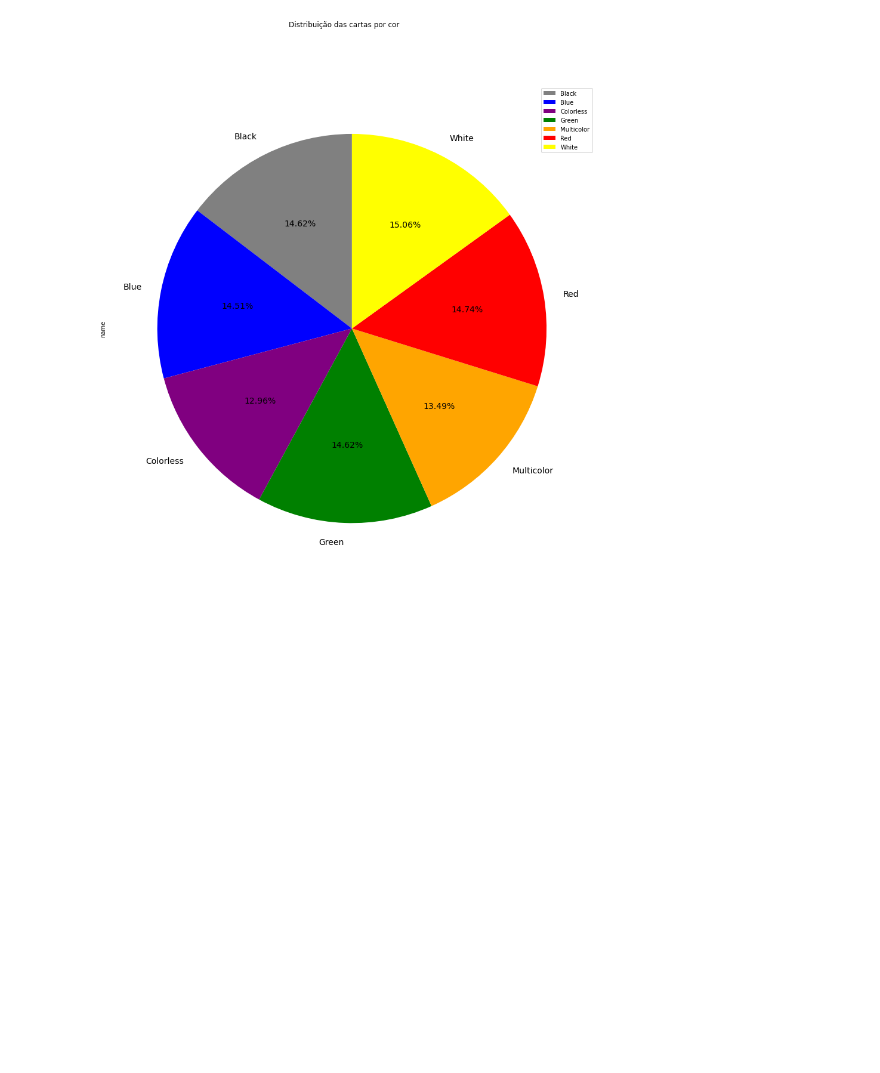
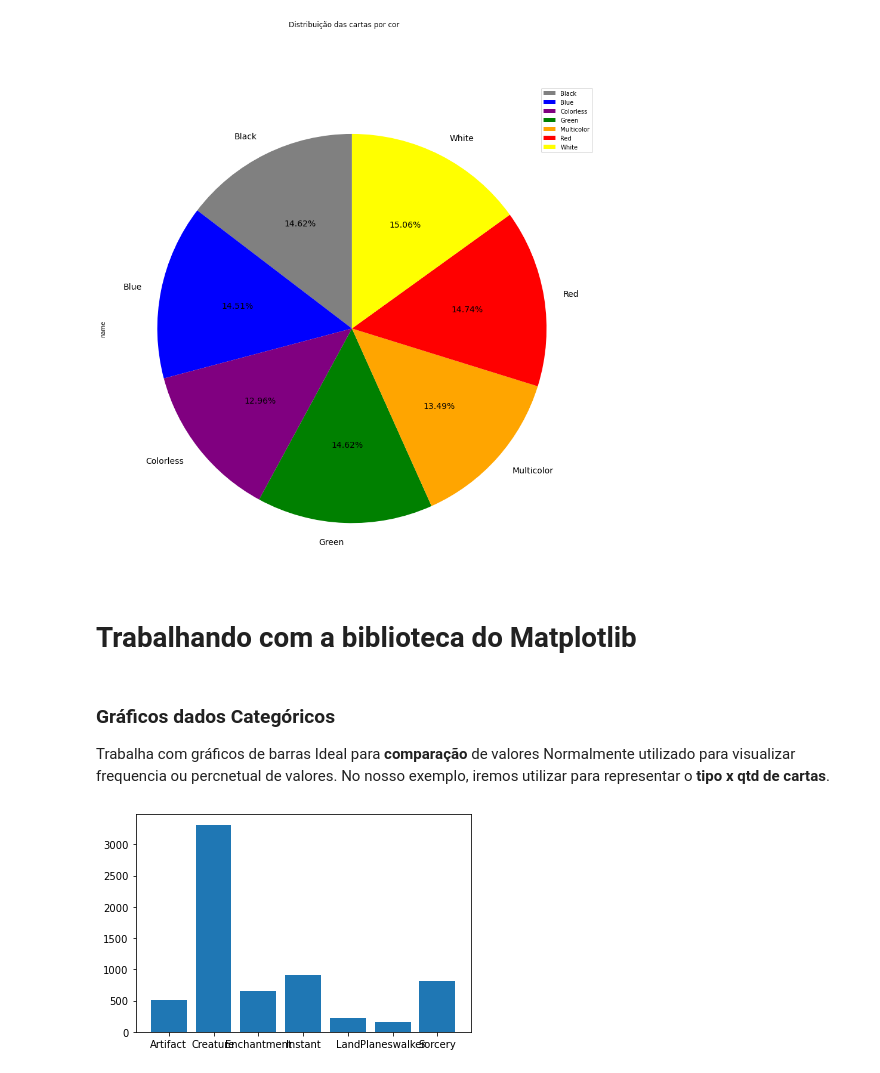
Before and after one commit to LeonardoKawaguchi/Projetos-Python, a Jupyter notebook: Análise das cartas de Magic.ipynb, the cells around one changed output. Saved outputs shown, nothing was run; the diff lists cells and outputs as text; code cells hidden in the pictures; blank space fills up the shorter version.

Commit message:
Update Análise das cartas de Magic.ipynb
Projeto atualizado com estudos feitos com o matplotlib

```diff
--- a/Análise das cartas de Magic.ipynb
+++ b/Análise das cartas de Magic.ipynb
@@ -771,3 +770,5 @@ cards.pivot_table('name', index=['Cores'], aggfunc='count').plot(kind='pie',
 # %% [output]
 array([<AxesSubplot:ylabel='name'>], dtype=object)
 [figure]
+# %% [markdown]
+# Trabalhando com a biblioteca do Matplotlib
@@ -773,0 +778,21 @@ array([<AxesSubplot:ylabel='name'>], dtype=object)
+# %% [markdown]
+### Gráficos dados Categóricos
+Trabalha com gráficos de barras
+Ideal para **comparação** de valores
+Normalmente utilizado para visualizar frequencia ou percnetual de valores.
+No nosso exemplo, iremos utilizar para representar o **tipo x qtd de cartas**.
+# %%
+%matplotlib inline
+
+# Criando uma pivot_table para pegar as informações de tipo e qt de cartas
+qtd_tipos_df = cards.pivot_table('name', index=['types'], aggfunc='count')
+
+# Adicionando os valores das listas em variáveis
+grupos = qtd_tipos_df.index
+valores = qtd_tipos_df['name']
+
+# Plotando o gráfico em barra
+plt.bar(grupos,valores)
+plt.show()
+# %% [output]
+[figure, added]
```
Also changed, not shown: parts of 24 cells of this notebook.
